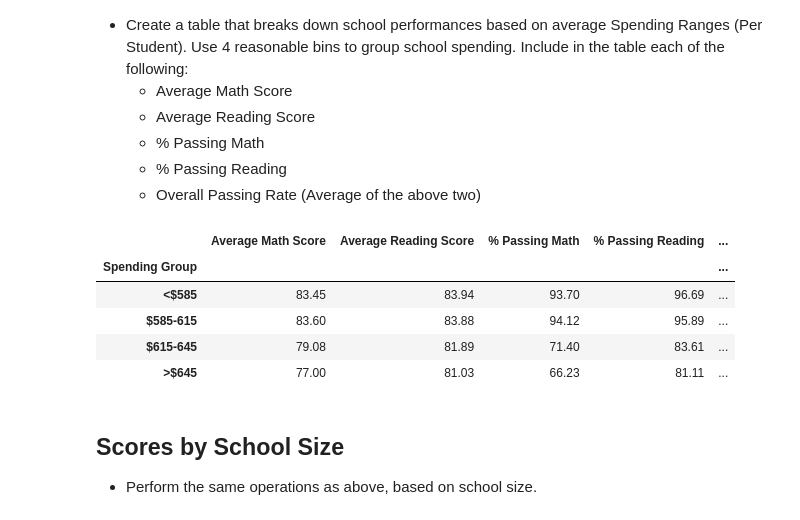
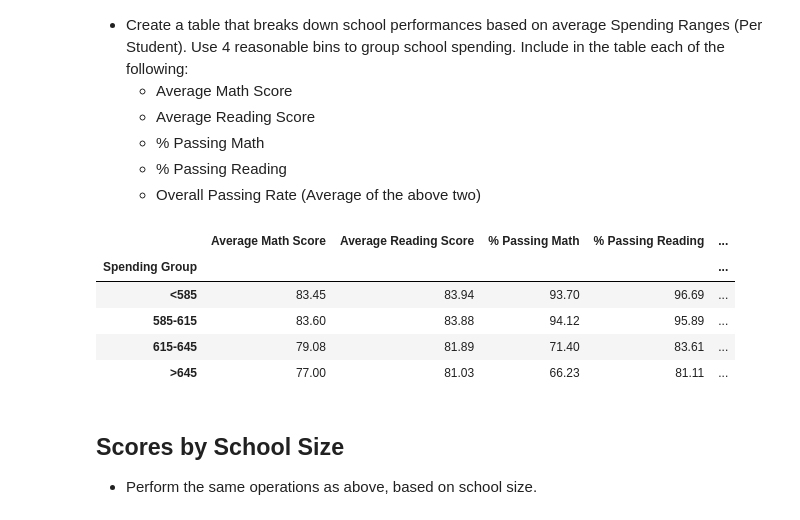
Before and after one commit to walraven/pandas-challenge, a Jupyter notebook: PyCitySchools/PyCitySchools.ipynb, the cells around one changed output. Saved outputs shown, nothing was run; the diff lists cells and outputs as text; code cells hidden in the pictures.

```diff
--- a/PyCitySchools/PyCitySchools.ipynb
+++ b/PyCitySchools/PyCitySchools.ipynb
@@ -199,34 +199,34 @@ scores_by_grade_and_school
   * Overall Passing Rate (Average of the above two)
 # %%
 spending_bins = [0, 585, 615, 645, 675]
-group_names = ["<$585", "$585-615", "$615-645", ">$645"]
+group_names = ["<585", "585-615", "615-645", ">645"]
 schools_df['Spending Group'] = pd.cut(schools_df['Budget per Student'], spending_bins, labels=group_names)
 schools_df['Passing Math'] = passing_math
 schools_df['Passing Reading'] = passing_reading
 spending_maths = round(schools_df.groupby('Spending Group')['Avg Math Score'].mean(),2)
 spending_reads = round(schools_df.groupby('Spending Group')['Avg Reading Score'].mean(),2)
 #spending_perc_pass_math = round(schools_df.groupby('Spending Group')['% Passing Math'].mean(),2) #avg of %'s
 spending_perc_pass_math = round(schools_df.groupby('Spending Group')['Passing Math'].sum()\
                                 / schools_df.groupby('Spending Group')['Total Students'].sum()*100,2)
 spending_perc_pass_reading = round(schools_df.groupby('Spending Group')['Passing Reading'].sum()\
                                   / schools_df.groupby('Spending Group')['Total Students'].sum()*100,2)
 spending_overall_pass = round((spending_perc_pass_math + spending_perc_pass_reading) / 2,2)
 
 spending = pd.DataFrame({
     "Average Math Score":spending_maths,
     "Average Reading Score":spending_reads,
     "% Passing Math":spending_perc_pass_math,
     "% Passing Reading":spending_perc_pass_reading,
     "Overall Passing Rate":spending_overall_pass
 })
 spending
 # %% [output]
 |  | Average Math Score | Average Reading Score | % Passing Math | % Passing Reading | ... |
 | Spending Group |  |  |  |  | ... |
-| <$585 | 83.45 | 83.94 | 93.70 | 96.69 | ... |
-| $585-615 | 83.60 | 83.88 | 94.12 | 95.89 | ... |
-| $615-645 | 79.08 | 81.89 | 71.40 | 83.61 | ... |
-| >$645 | 77.00 | 81.03 | 66.23 | 81.11 | ... |
+| <585 | 83.45 | 83.94 | 93.70 | 96.69 | ... |
+| 585-615 | 83.60 | 83.88 | 94.12 | 95.89 | ... |
+| 615-645 | 79.08 | 81.89 | 71.40 | 83.61 | ... |
+| >645 | 77.00 | 81.03 | 66.23 | 81.11 | ... |
 # %% [markdown]
 ## Scores by School Size
 
```
